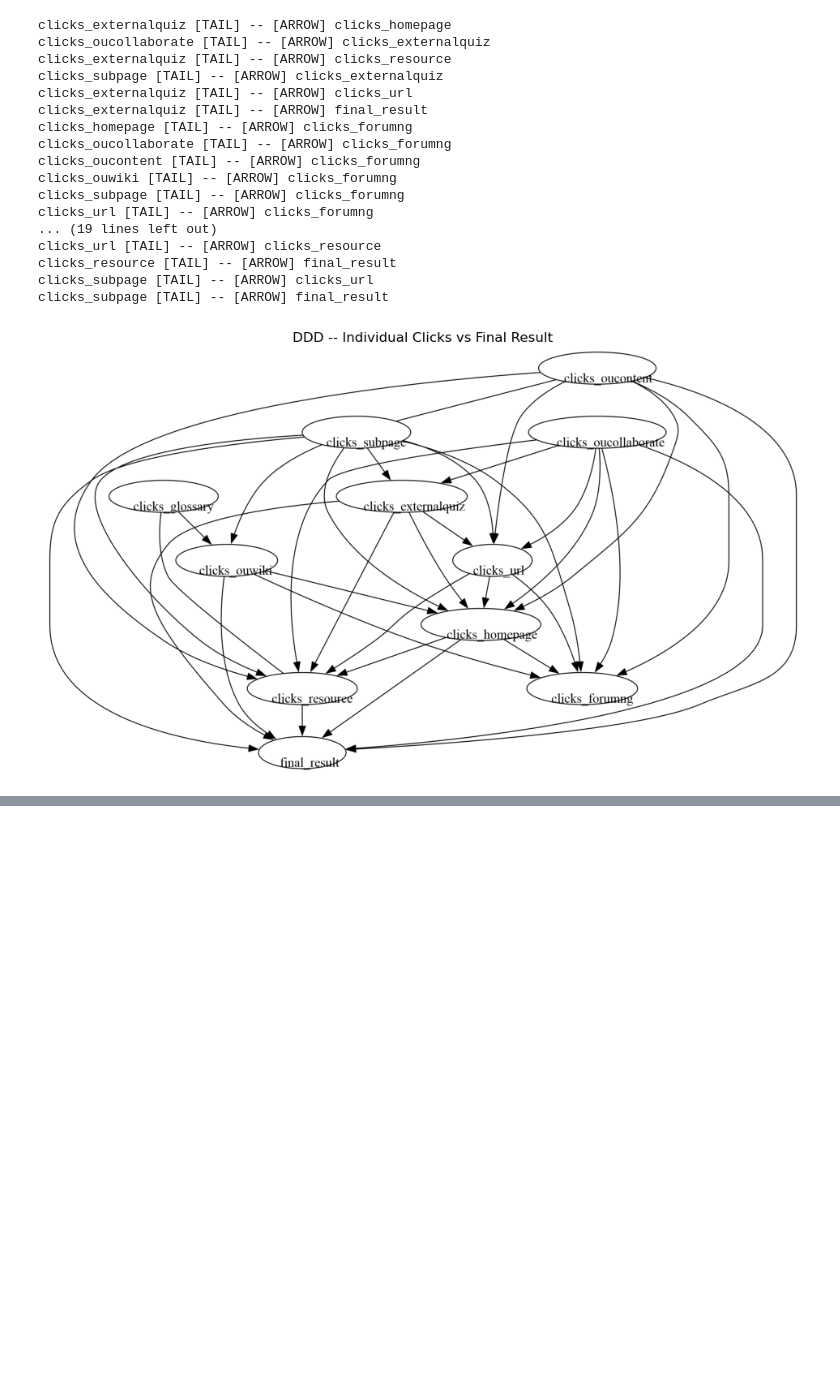
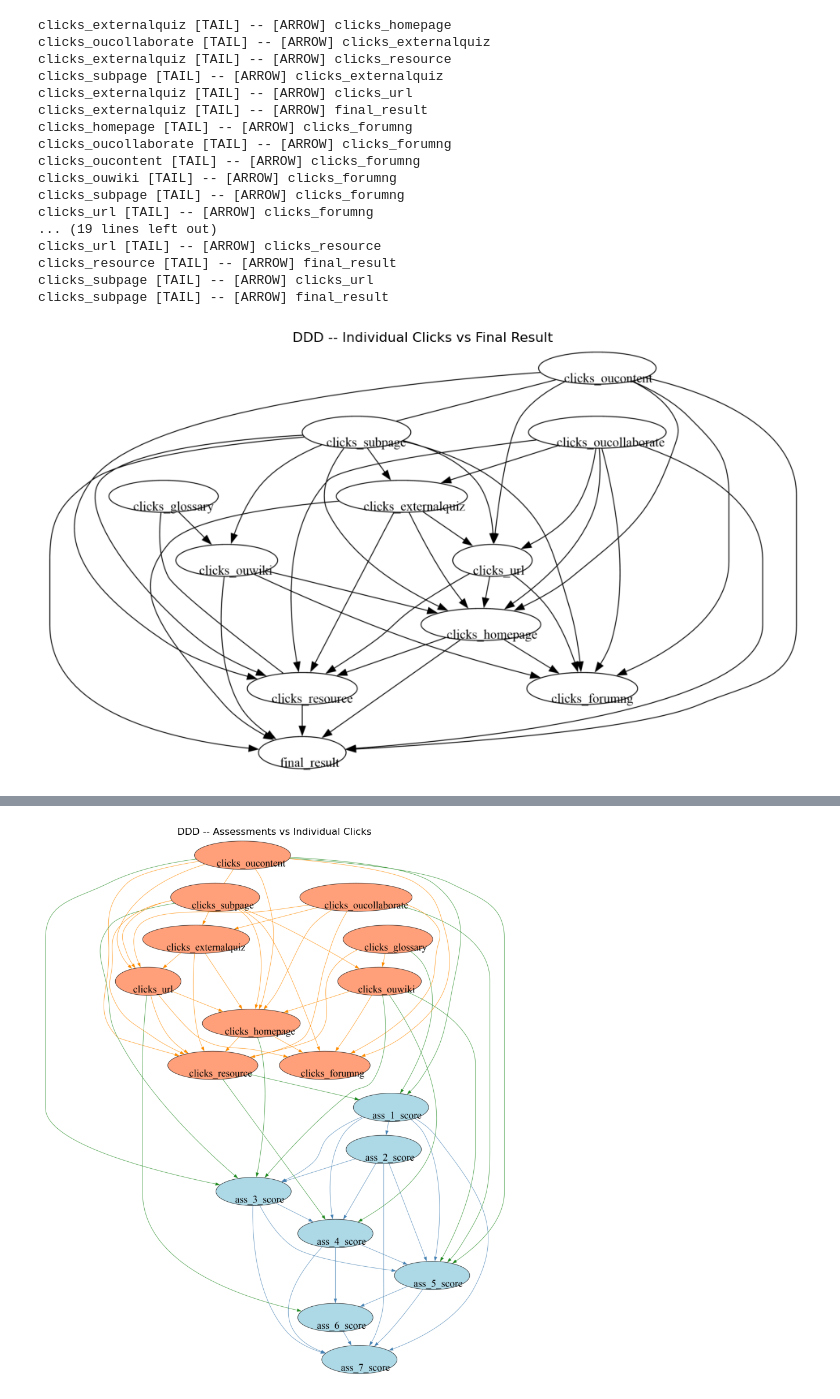
Before and after one commit to dishayayyy/Stage1_RQ1, a Jupyter notebook: DDD_PC.ipynb, the cells around one changed output, grey strips where cells are left out. Cells and saved outputs as stored; diff of their text form; code cells hidden in the pictures; blank space fills up the shorter version.

```diff
--- a/DDD_PC.ipynb
+++ b/DDD_PC.ipynb
@@ -665,0 +682,16 @@ plt.show()
+# %%
+ass_cols_ddd = [f"ass_{i}_score" for i in range(1, 8)]
+click_cols_ddd = [col for col in df_ddd_raw.columns if col.startswith('clicks_')]
+
+df_ddd_sel = df_ddd_raw[ass_cols_ddd + click_cols_ddd].copy()
+
+# scores NaN -> -1, clicks NaN -> 0
+df_ddd_sel[ass_cols_ddd] = df_ddd_sel[ass_cols_ddd].fillna(-1)
+df_ddd_sel[click_cols_ddd] = df_ddd_sel[click_cols_ddd].fillna(0)
+
+# quartile binning
+for col in ass_cols_ddd + click_cols_ddd:
+    df_ddd_sel[col] = pd.qcut(df_ddd_sel[col], q=4, labels=False, duplicates='drop')
+
+print(df_ddd_sel.shape)
+df_ddd_sel.nunique()
@@ -665,0 +741,3 @@ plt.show()
+# %%
+for edge in cg_ddd.G.get_graph_edges():
+    print(edge)
@@ -665,0 +762,42 @@ plt.show()
+# %%
+pyd_ddd_assclicks = GraphUtils.to_pydot(cg_ddd.G, labels=node_names_ddd)
+
+for node in pyd_ddd_assclicks.get_nodes():
+    name = node.get_name().strip('"')
+    if name.isdigit():
+        actual_name = node_names_ddd[int(name)]
+    else:
+        continue
+    if actual_name.startswith('ass_'):
+        node.set_style('filled')
+        node.set_fillcolor('lightblue')
+    elif actual_name.startswith('clicks_'):
+        node.set_style('filled')
+        node.set_fillcolor('lightsalmon')
+    node.set_fontsize('20')
+    node.set_fixedsize('false')
+    node.set_margin('0.3,0.20')
+
+for edge in pyd_ddd_assclicks.get_edges():
+    src_idx = int(edge.get_source())
+    dst_idx = int(edge.get_destination())
+    src = node_names_ddd[src_idx]
+    dst = node_names_ddd[dst_idx]
+    if src.startswith('ass_') and dst.startswith('ass_'):
+        edge.set_color('steelblue')
+    elif src.startswith('clicks_') and dst.startswith('clicks_'):
+        edge.set_color('darkorange')
+    else:
+        edge.set_color('forestgreen')
+
+png_bytes_ddd_assclicks = pyd_ddd_assclicks.create_png(prog=dot_path)
+with open(r"C:\Users\Disha Sharma\Desktop\Paper_1\ModuleWise\DDD_DAG4_assessments_vs_clicks.png", "wb") as f:
+    f.write(png_bytes_ddd_assclicks)
+img_ddd_assclicks = mpimg.imread(io.BytesIO(png_bytes_ddd_assclicks), format='png')
+plt.figure(figsize=(14, 12))
+plt.imshow(img_ddd_assclicks)
+plt.axis('off')
+plt.title("DDD -- Assessments vs Individual Clicks")
+plt.show()
+# %% [output]
+[figure, added]
```
Also changed, not shown: parts of 5 cells of this notebook, 6 other files.
